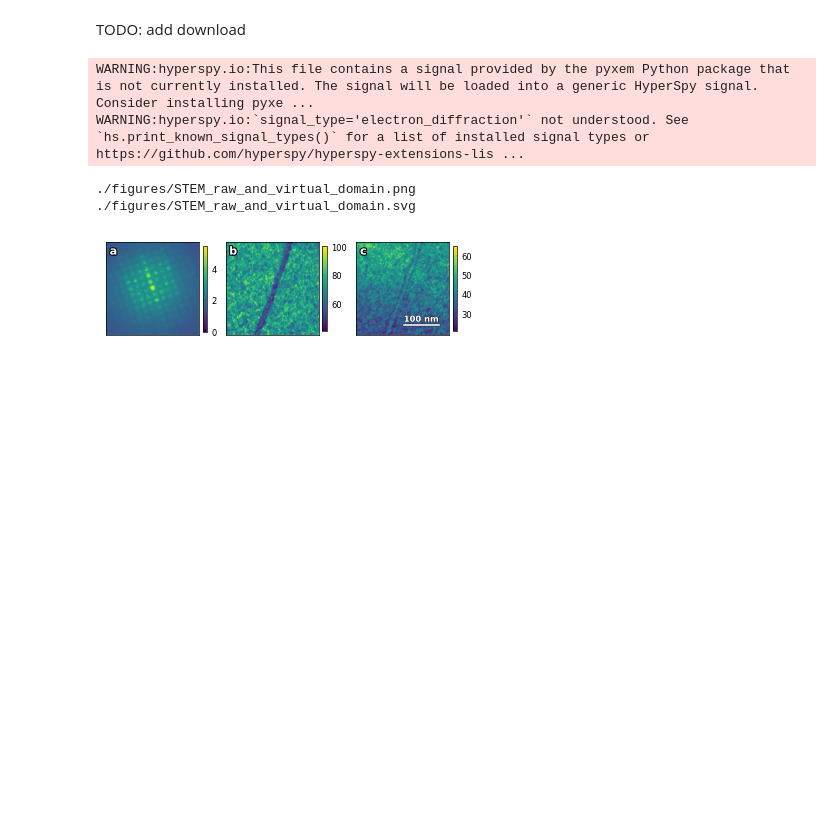
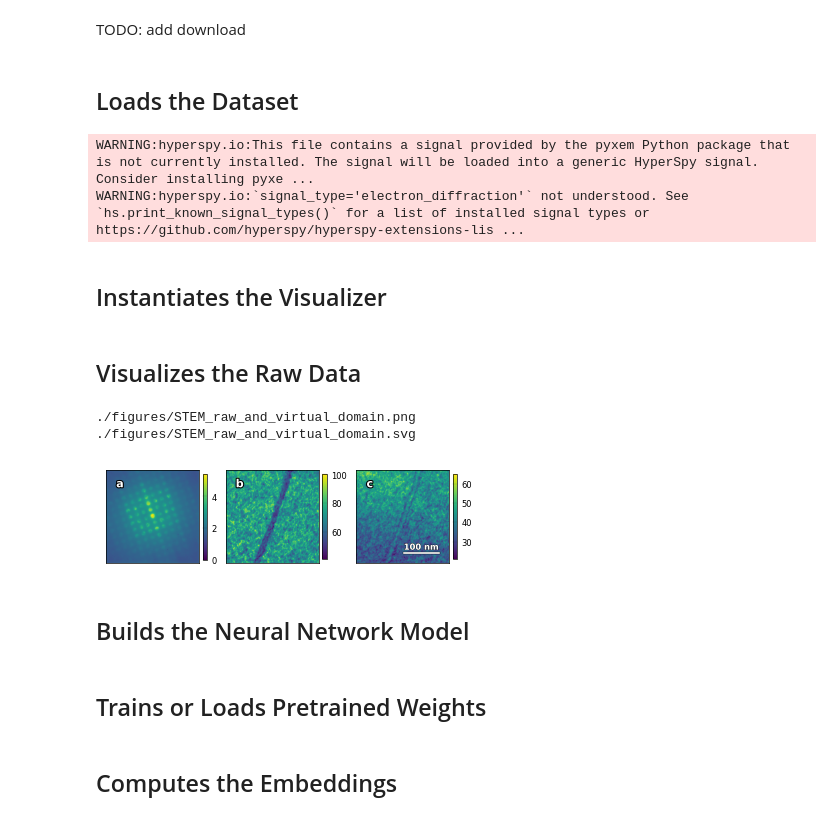
Before and after one commit to m3-learning/m3_learning_old, a Jupyter notebook: m3_learning/papers/2023_Imaging_ferroelectric_domains_by_scanning_electron_diffraction/Analysis_notebook.ipynb, the cells around one changed output. Saved outputs shown, nothing was run; the diff lists cells and outputs as text; code cells hidden in the pictures; blank space fills up the shorter version.

```diff
--- a/m3_learning/papers/2023_Imaging_ferroelectric_domains_by_scanning_electron_diffraction/Analysis_notebook.ipynb
+++ b/m3_learning/papers/2023_Imaging_ferroelectric_domains_by_scanning_electron_diffraction/Analysis_notebook.ipynb
@@ -54,22 +63,7 @@ tensorflow seed was set to 42
 # %% [markdown]
 TODO: add download
-# %%
-class STEM_Dataset:
-    def __init__(self, data_path):
-        s = hs.load(data_path,
-            reader="hspy",
-            lazy=False,
-        )
-        self.data = s.data
-        self.log_data = s
-
-    @property
-    def log_data(self):
-        return self._log_data
-
-    @log_data.setter
-    def log_data(self, log_data):
-        self._log_data = np.log(log_data.data + 1)
+# %% [markdown]
+## Loads the Dataset
 # %%
 # loads the dataset
 # this object will also compute the log of the dataset
@@ -78,21 +72,26 @@ domain = STEM_Dataset(data_path="/home/ferroelectric/data/256p_3w_step1k4_a5_cl1
 # %% [output]
 WARNING:hyperspy.io:This file contains a signal provided by the pyxem Python package that is not currently installed. The signal will be loaded into a generic HyperSpy signal. Consider installing pyxe ...
 WARNING:hyperspy.io:`signal_type='electron_diffraction'` not understood. See `hs.print_known_signal_types()` for a list of installed signal types or https://github.com/hyperspy/hyperspy-extensions-lis ...
+# %% [markdown]
+## Instantiates the Visualizer
 # %%
 # instantiates the visualization class
 viz = Viz(printer = printing, labelfigs_=True)
+# %% [markdown]
+## Visualizes the Raw Data
 # %%
 bright_field_ = (117,135, 119, 135)
 dark_field_ = (102,117, 114,130)
 printer_ = printer(basepath="./figures/")
 filename = "STEM_raw_and_virtual_domain"
-scalebar_ = {'width': 250, 'scale length': 100, 'units': 'nm'}
-
-viz.STEM_raw_and_virtual(domain, bright_field_=bright_field_, dark_field_=dark_field_, scalebar_=scalebar_, filename=filename)
+viz.scalebar_ = {'width': 250, 'scale length': 100, 'units': 'nm'}
+viz.STEM_raw_and_virtual(domain, bright_field_=bright_field_, dark_field_=dark_field_, scalebar_=True, filename=filename, shape_ = domain.data.shape)
 # %% [output]
 ./figures/STEM_raw_and_virtual_domain.png
 ./figures/STEM_raw_and_virtual_domain.svg
-[figure, old version]
+[figure, new version]
+# %% [markdown]
+## Builds the Neural Network Model
 # %%
 encoder_step_size = [256, 256]
 pooling_list = [4, 4, 2]
@@ -114,6 +113,8 @@ model = ConvAutoencoder(encoder_step_size=encoder_step_size,
                         conv_size=conv_size,
                         device=device,
                         learning_rate=3e-5)
+# %% [markdown]
+## Trains or Loads Pretrained Weights
 # %%
 # set retrain parameter
 train = False
@@ -127,5 +128,7 @@ if train:
           batch_size=256)
 else:
     model.load_weights("/home/ferroelectric/data/11.23_log_epoch_0376_coef_1e-05_trainloss_0.1362.pkl")
+# %% [markdown]
+## Computes the Embeddings
 # %%
 embedding = model.get_embedding(domain.log_data)
```
Also changed, not shown: parts of 17 cells of this notebook, 24 other files.
